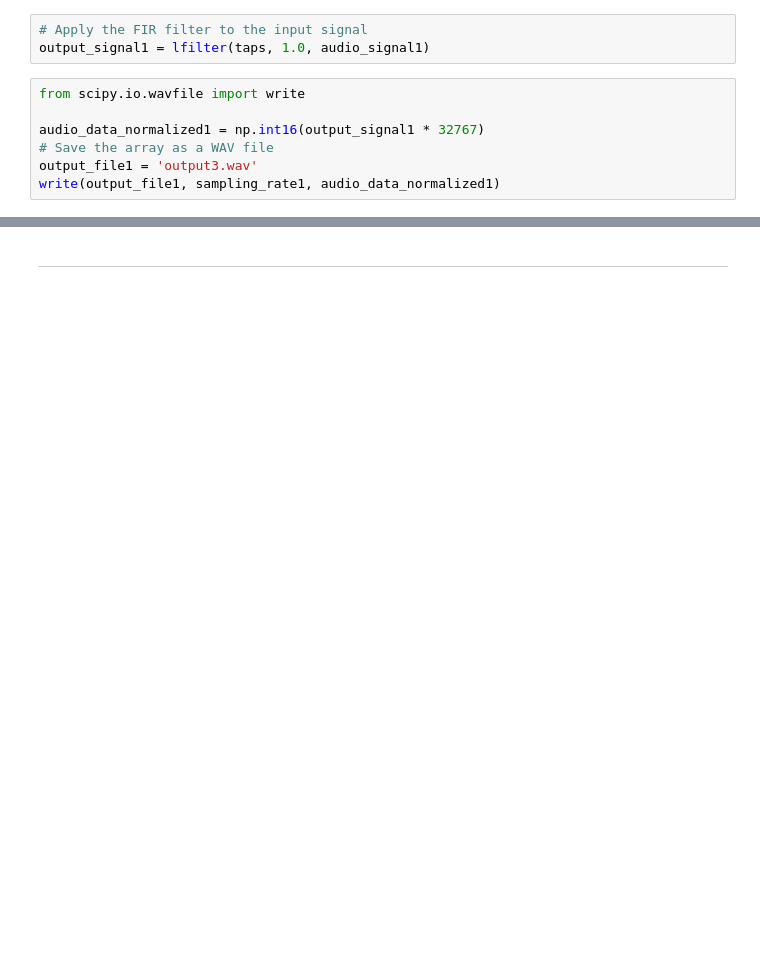
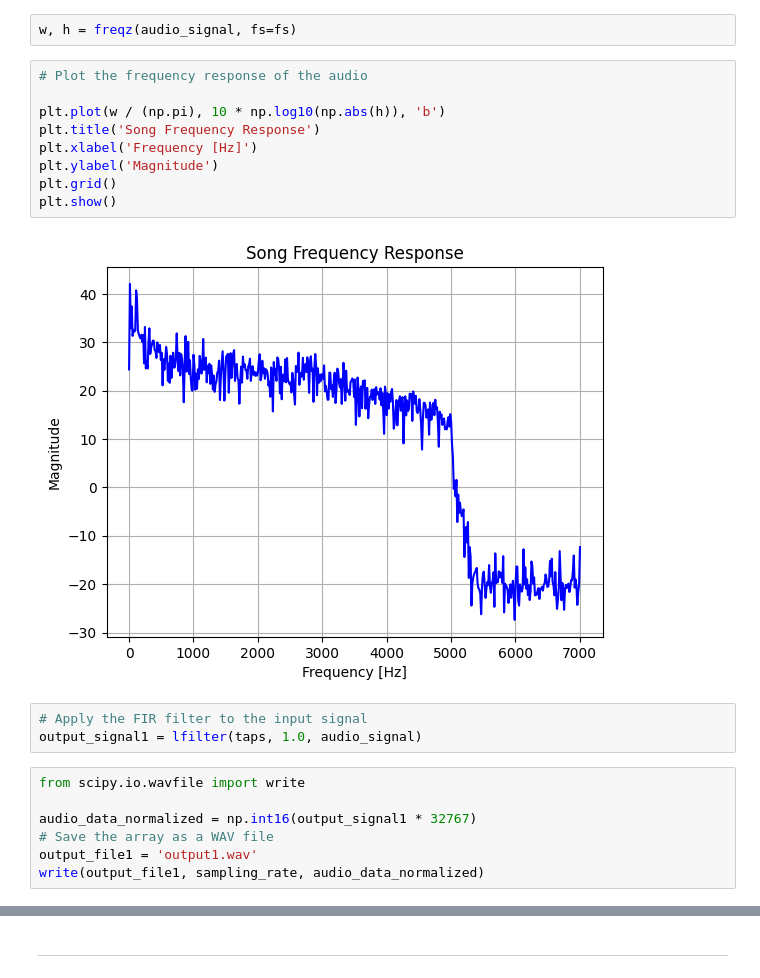
Before and after one commit to Jibby2k1/ML4Music, a Jupyter notebook: Stage_1_Filter_Investigation.ipynb, the cells around one changed output, grey strips where cells are left out. Saved outputs shown, nothing was run; the diff lists cells and outputs as text; blank space fills up the shorter version.

```diff
--- a/Stage_1_Filter_Investigation.ipynb
+++ b/Stage_1_Filter_Investigation.ipynb
@@ -112,10 +190,23 @@ plt.show()
+# %%
+w, h = freqz(audio_signal, fs=fs)
+# %%
+# Plot the frequency response of the audio
+
+plt.plot(w / (np.pi), 10 * np.log10(np.abs(h)), 'b')
+plt.title('Song Frequency Response')
+plt.xlabel('Frequency [Hz]')
+plt.ylabel('Magnitude')
+plt.grid()
+plt.show()
+# %% [output]
+[figure, added]
 # %%
 # Apply the FIR filter to the input signal
-output_signal1 = lfilter(taps, 1.0, audio_signal1)
+output_signal1 = lfilter(taps, 1.0, audio_signal)
 # %%
 from scipy.io.wavfile import write
 
-audio_data_normalized1 = np.int16(output_signal1 * 32767)
+audio_data_normalized = np.int16(output_signal1 * 32767)
 # Save the array as a WAV file
-output_file1 = 'output3.wav'
-write(output_file1, sampling_rate1, audio_data_normalized1)
+output_file1 = 'output1.wav'
+write(output_file1, sampling_rate, audio_data_normalized)
```
Also changed, not shown: parts of 48 cells of this notebook.
